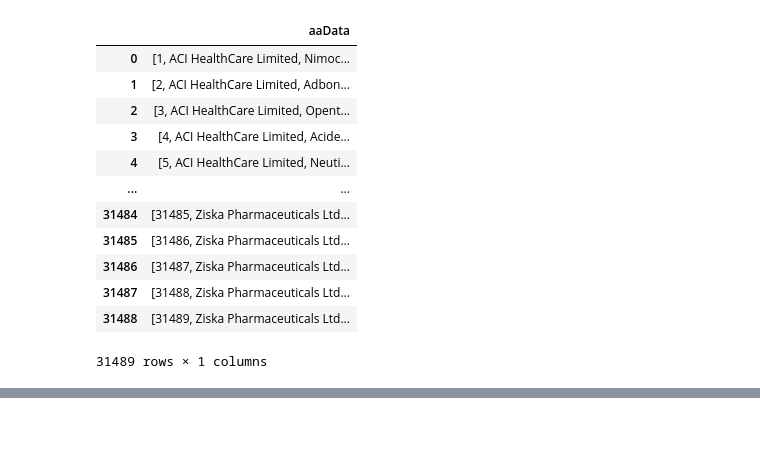
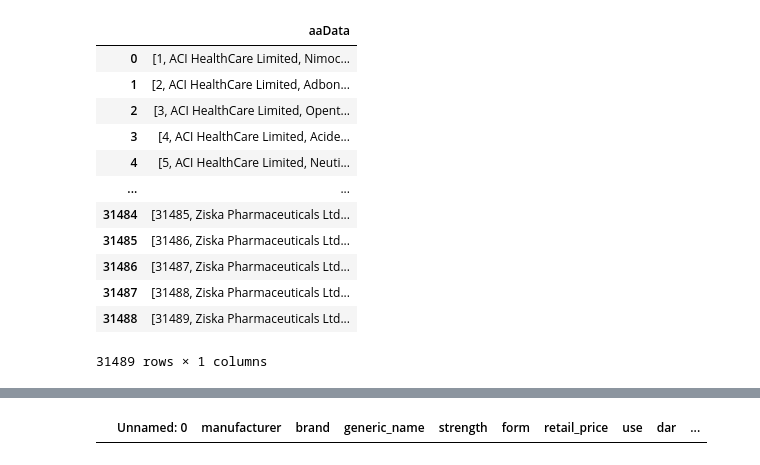
Before and after one commit to swatiyengar/dgda_scraper, a Jupyter notebook: DGDA Scraper.ipynb, the cells around one changed output, grey strips where cells are left out. Drawn from its saved outputs; the diff is of its cells as text; code cells hidden in the pictures; blank space fills up the shorter version.

```diff
--- a/DGDA Scraper.ipynb
+++ b/DGDA Scraper.ipynb
@@ -256,0 +295,6 @@ df.to_csv('bgd_scraped.csv')
+# %%
+# check for duplicates
+dgda[dgda['dar'] == '304--077']
+dgda[dgda.duplicated()]
+# %% [output]
+|  | Unnamed: 0 | manufacturer | brand | generic_name | strength | form | retail_price | use | dar | ... |
```
Also changed, not shown: parts of 16 cells of this notebook, 1 other file.
